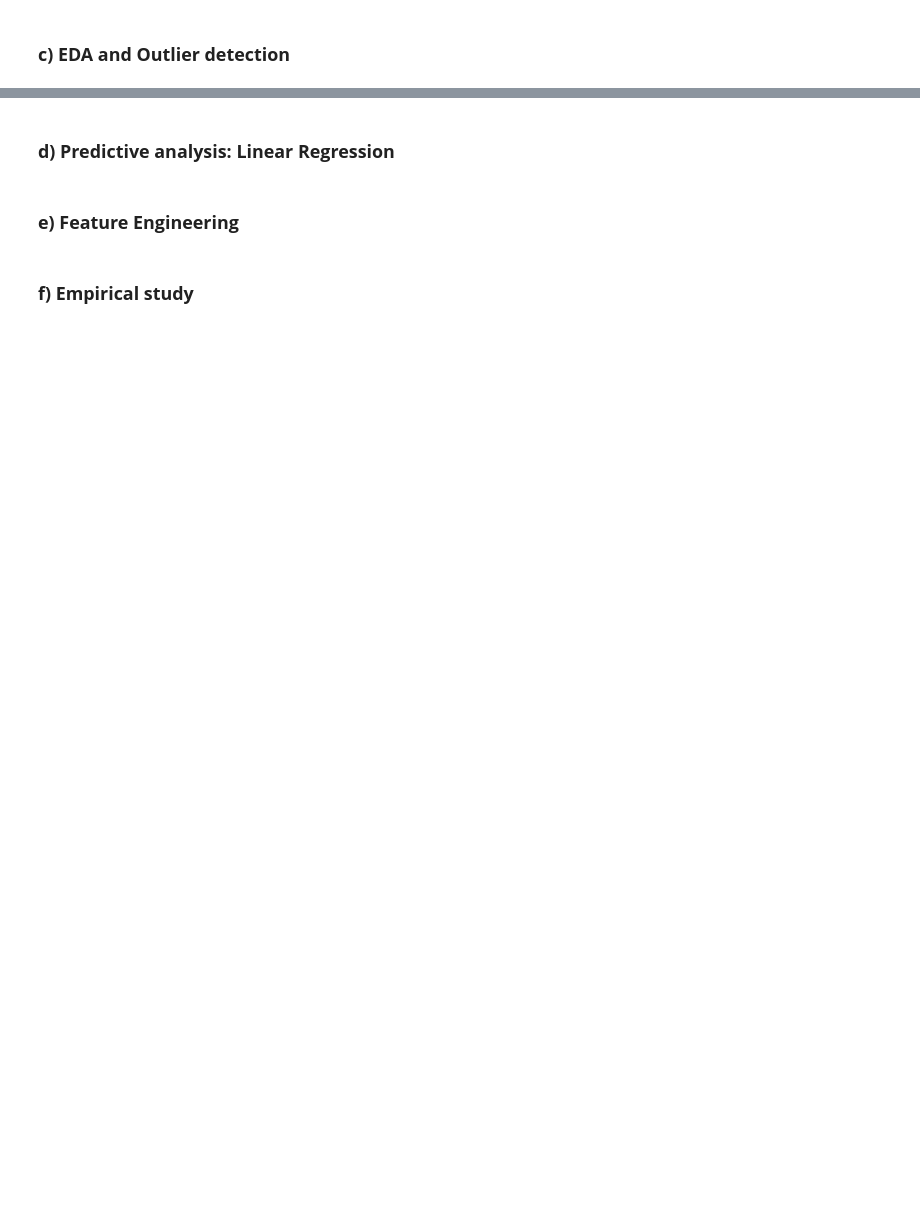
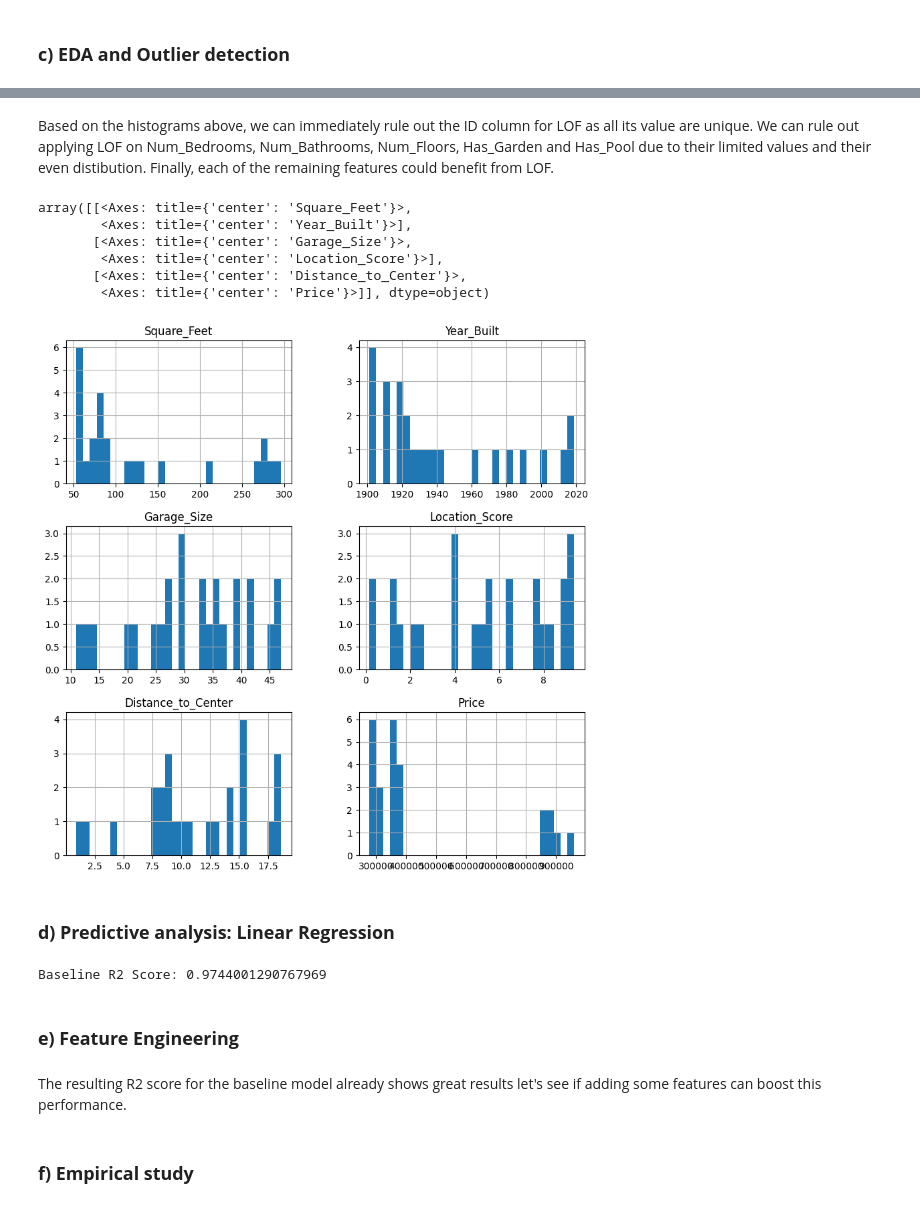
Before and after one commit to IsaacLafond/CSI-4142---Fundamentals-of-Data-Science, a Jupyter notebook: Assignment 3/assignment3-1.ipynb, the cells around one changed output, grey strips where cells are left out. Drawn from its saved outputs; the diff is of its cells as text; code cells hidden in the pictures; blank space fills up the shorter version.

```diff
--- a/Assignment 3/assignment3-1.ipynb
+++ b/Assignment 3/assignment3-1.ipynb
@@ -310,4 +392,47 @@ Price: True
+# %% [markdown]
+Based on the histograms above, we can immediately rule out the ID column for LOF as all its value are unique. We can rule out applying LOF on Num_Bedrooms, Num_Bathrooms, Num_Floors,  Has_Garden and Has_Pool due to their limited values and their even distibution. Finally, each of the remaining features could benefit from LOF.
+# %%
+# LOC implementation [3]
+# select the subset of rows to take into account
+LOC_subset = ['Square_Feet', 'Year_Built', 'Garage_Size', 'Location_Score', 'Distance_to_Center', 'Price']
+# create a copy of the dataframe containing only the selected columns
+df_loc = df[LOC_subset].copy() # [2]
+
+# fit and predict LOF
+lof = LocalOutlierFactor(n_neighbors=20, contamination=0.05) # 20 neighbours and 5% contamination
+df_loc['LOF_Outliers'] = lof.fit_predict(df_loc)
+
+# map 1 to False not an outlier and -1 to True is an outlier to use as mask
+df_loc['LOF_Outliers'] = df_loc['LOF_Outliers'].map({1: False, -1: True})
+
+# Show histograms of values identified as outliers
+df_loc[df_loc['LOF_Outliers']].hist(bins=30, figsize=(10, 10))
+# %% [output]
+array([[<Axes: title={'center': 'Square_Feet'}>,
+        <Axes: title={'center': 'Year_Built'}>],
+       [<Axes: title={'center': 'Garage_Size'}>,
+        <Axes: title={'center': 'Location_Score'}>],
+       [<Axes: title={'center': 'Distance_to_Center'}>,
+        <Axes: title={'center': 'Price'}>]], dtype=object)
+[figure, added]
 # %% [markdown]
 ### **d) Predictive analysis: Linear Regression**
+# %%
+# Implement a basic Linear Regression base model [4]
+# temporary copy of the dataframe
+df_temp = df.copy()
+# create the axis
+X = df_temp.drop('Price', axis=1)
+y = df_temp['Price']
+
+baseline_model = LinearRegression()
+baseline_scores = cross_val_score(baseline_model, X, y, cv=4, scoring='r2')
+
+# print the computed scores
+print("Baseline R2 Score:", baseline_scores.mean())
+# %% [output]
+Baseline R2 Score: 0.9744001290767969
 # %% [markdown]
 ### **e) Feature Engineering**
+# %% [markdown]
+The resulting R2 score for the baseline model already shows great results let's see if adding some features can boost this performance.
```
Also changed, not shown: parts of 19 cells of this notebook.
